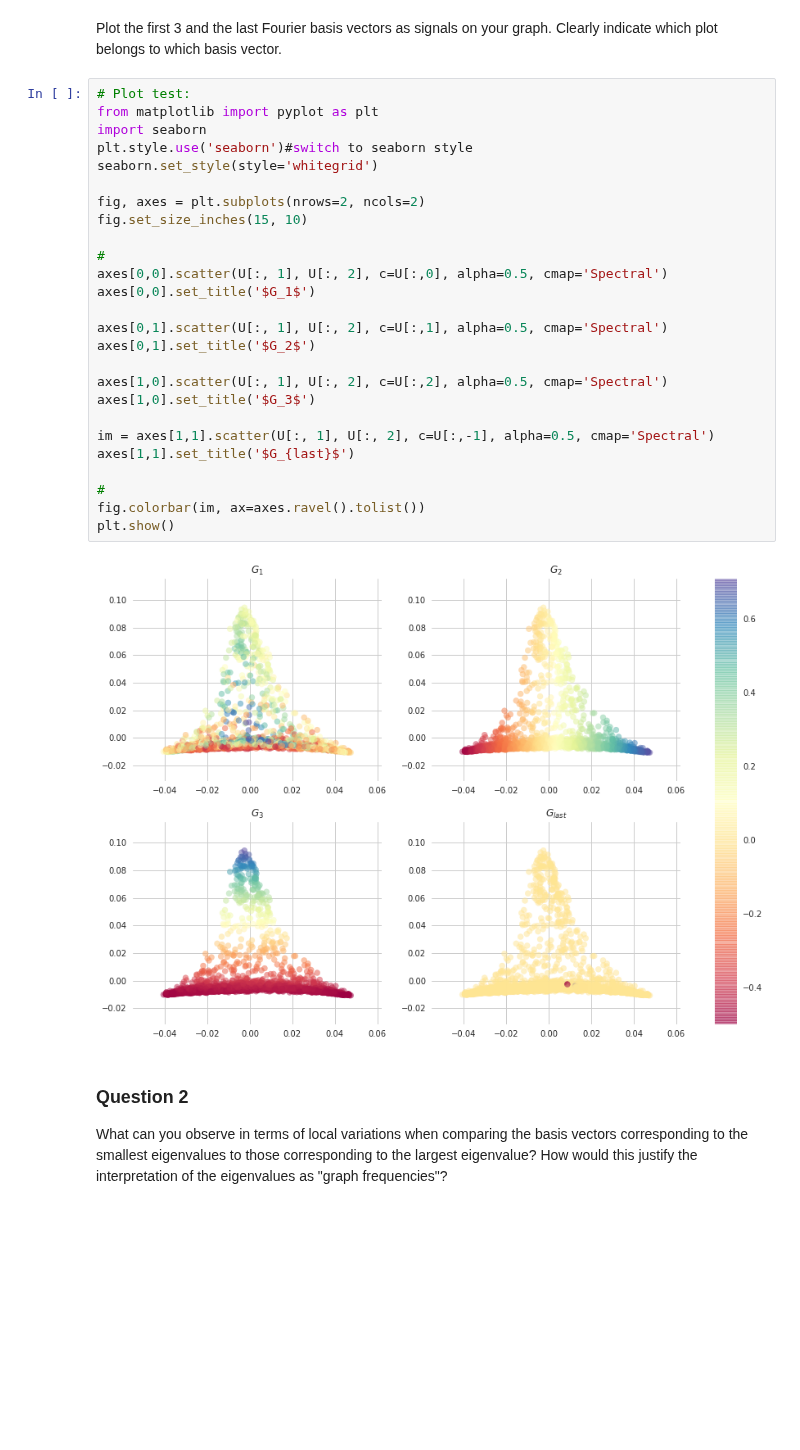
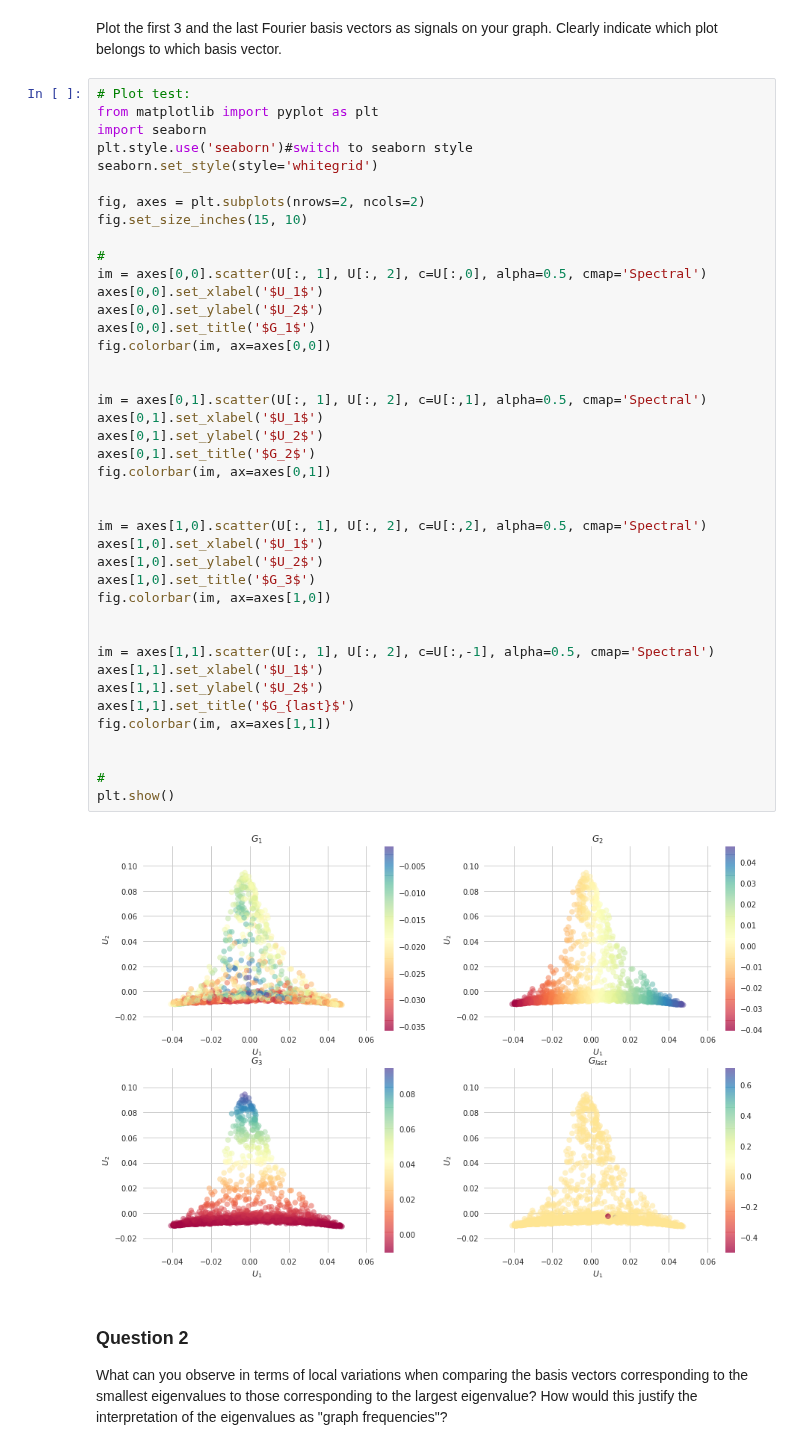
Before and after one commit to TTimTT/NTDS_Project, a Jupyter notebook: milestone_4/Tim_graph_signal_processing.ipynb, the cells around one changed output. Cells and saved outputs as stored; diff of their text form; blank space fills up the shorter version.

```diff
--- a/milestone_4/Tim_graph_signal_processing.ipynb
+++ b/milestone_4/Tim_graph_signal_processing.ipynb
@@ -150,31 +154,46 @@ Plot the first 3 and the last Fourier basis vectors as signals on your graph. Cl
 # %%
 # Plot test:
 from matplotlib import pyplot as plt
 import seaborn
 plt.style.use('seaborn')#switch to seaborn style
 seaborn.set_style(style='whitegrid')
 
 fig, axes = plt.subplots(nrows=2, ncols=2)
 fig.set_size_inches(15, 10)
 
 #
-axes[0,0].scatter(U[:, 1], U[:, 2], c=U[:,0], alpha=0.5, cmap='Spectral')
+im = axes[0,0].scatter(U[:, 1], U[:, 2], c=U[:,0], alpha=0.5, cmap='Spectral')
+axes[0,0].set_xlabel('$U_1$')
+axes[0,0].set_ylabel('$U_2$')
 axes[0,0].set_title('$G_1$')
+fig.colorbar(im, ax=axes[0,0])
 
-axes[0,1].scatter(U[:, 1], U[:, 2], c=U[:,1], alpha=0.5, cmap='Spectral')
+
+im = axes[0,1].scatter(U[:, 1], U[:, 2], c=U[:,1], alpha=0.5, cmap='Spectral')
+axes[0,1].set_xlabel('$U_1$')
+axes[0,1].set_ylabel('$U_2$')
 axes[0,1].set_title('$G_2$')
+fig.colorbar(im, ax=axes[0,1])
 
-axes[1,0].scatter(U[:, 1], U[:, 2], c=U[:,2], alpha=0.5, cmap='Spectral')
+
+im = axes[1,0].scatter(U[:, 1], U[:, 2], c=U[:,2], alpha=0.5, cmap='Spectral')
+axes[1,0].set_xlabel('$U_1$')
+axes[1,0].set_ylabel('$U_2$')
 axes[1,0].set_title('$G_3$')
+fig.colorbar(im, ax=axes[1,0])
+
 
 im = axes[1,1].scatter(U[:, 1], U[:, 2], c=U[:,-1], alpha=0.5, cmap='Spectral')
+axes[1,1].set_xlabel('$U_1$')
+axes[1,1].set_ylabel('$U_2$')
 axes[1,1].set_title('$G_{last}$')
+fig.colorbar(im, ax=axes[1,1])
+
 
 #
-fig.colorbar(im, ax=axes.ravel().tolist())
 plt.show()
 # %% [output]
-[figure, old version]
+[figure, new version]
 # %% [markdown]
 ### Question 2
 
```
Also changed, not shown: parts of 20 cells of this notebook.
